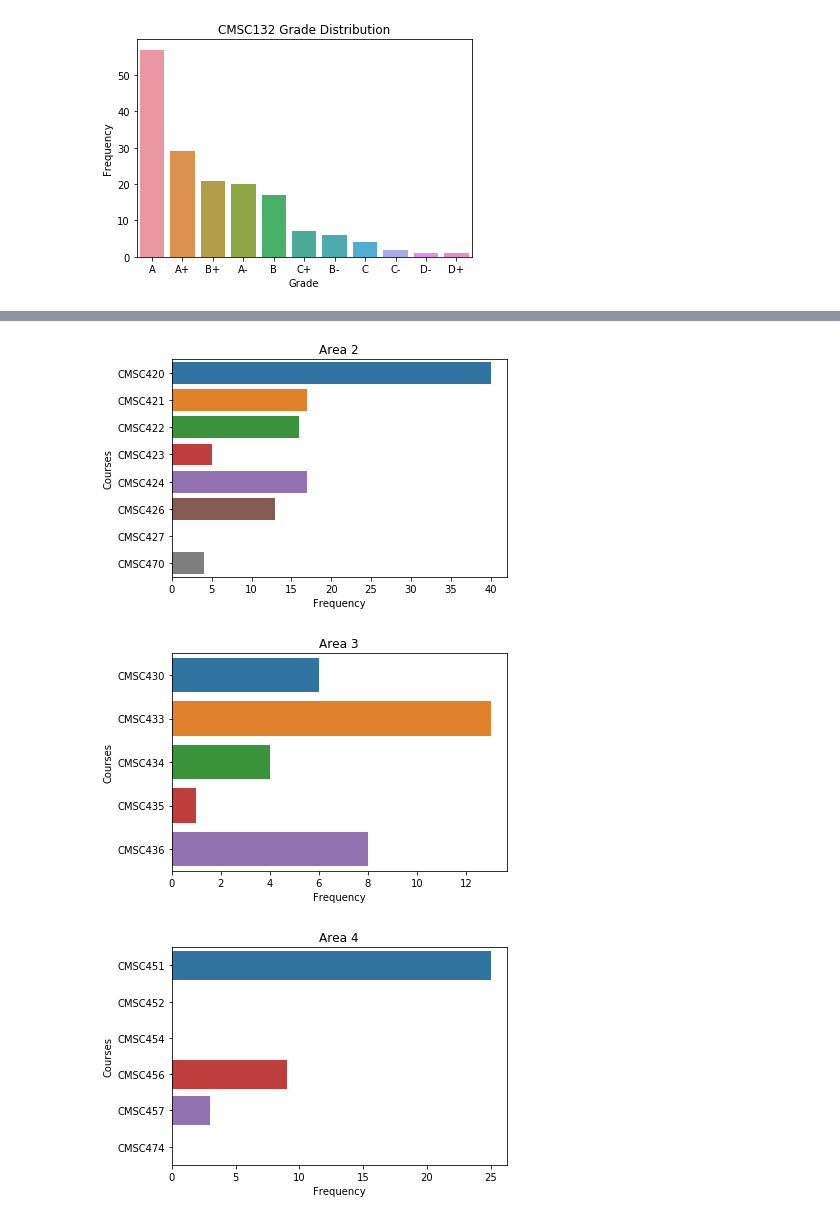
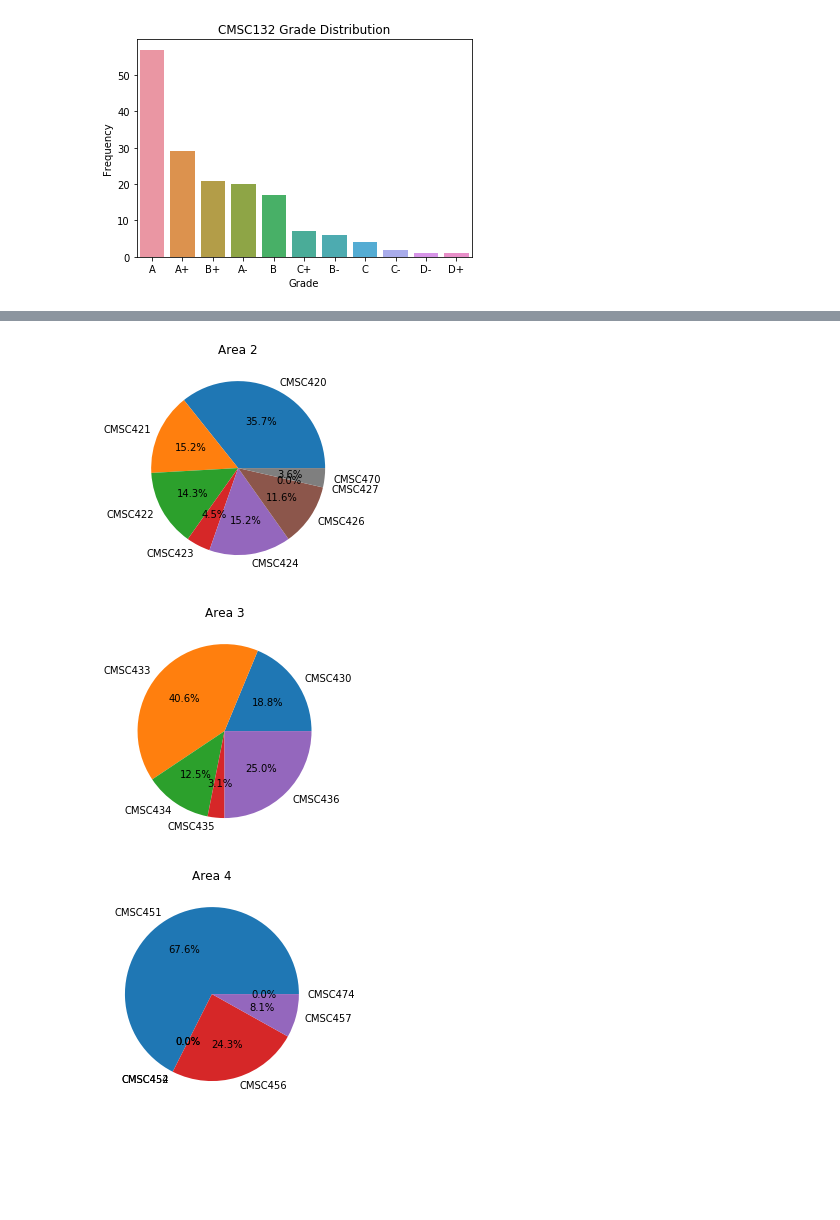
Before and after one commit to GuptaSiddhesh/GuptaSiddhesh.github.io, a Jupyter notebook: Final Project.ipynb, the cells around one changed output, grey strips where cells are left out. Saved outputs shown, nothing was run; the diff lists cells and outputs as text; code cells hidden in the pictures; blank space fills up the shorter version.

```diff
--- a/Final Project.ipynb
+++ b/Final Project.ipynb
@@ -14,13 +14,3 @@ df.head()
 | 3 | 3 | User3 | Data Science | Yes | Not Completed | A | A | B | B+ | B- | ... |
 | 4 | 4 | User4 | General | Yes | Not Completed | A | A+ | A- | A | A | ... |
 5 rows × 47 columns
-# %%
-'''for i, row in df.iterrows():
-    txt = "User{0}"
-    df['Timestamp'][i] = txt.format(i)
-
-df.columns=["Users", "CMSC131", "CMSC132", "CMSC216", "CMSC250", "CMSC330", "CMSC351", "MATH140", "MATH141", "MATH240", "MATH241",
-              "STAT400", "CS_Track", "CMSC4XX", "CMSC411", "CMSC412", "CMSC414", "CMSC416", "CMSC417", "CMSC420", "CMSC421",
-              "CMSC422", "CMSC423", "CMSC424", "CMSC426", "CMSC427", "CMSC470", "CMSC430", "CMSC433", "CMSC434", "CMSC435", "CMSC436",
-              "CMSC451", "CMSC452", "CMSC454", "CMSC456", "CMSC457", "CMSC460", "CMSC466", "CMSC320", "CMSC425", "CMSC472",
-              "CMSC473", "CMSC474", "CMSC475", "Graduated"]'''
@@ -182,33 +161,28 @@ area1
 # %%
 # AREA 2
 NaNs_420 = df['CMSC420'].isna().sum()
 NaNs_421 = df['CMSC421'].isna().sum()
 NaNs_422 = df['CMSC422'].isna().sum()
 NaNs_423 = df['CMSC423'].isna().sum()
 NaNs_424 = df['CMSC424'].isna().sum()
 NaNs_426 = df['CMSC426'].isna().sum()
 NaNs_427 = df['CMSC427'].isna().sum()
 NaNs_470 = df['CMSC470'].isna().sum()
 CMSC420_num = 165 - NaNs_420
 CMSC421_num = 165 - NaNs_421
 CMSC422_num = 165 - NaNs_422
 CMSC423_num = 165 - NaNs_423
 CMSC424_num = 165 - NaNs_424
 CMSC426_num = 165 - NaNs_426
 CMSC427_num = 165 - NaNs_427
 CMSC470_num = 165 - NaNs_470
-d = {
-    'Courses':['CMSC420', 'CMSC421', 'CMSC422', 'CMSC423', 'CMSC424', 'CMSC426', 'CMSC427', 'CMSC470'],
-    'Number of Students':[CMSC420_num, CMSC421_num, CMSC422_num, CMSC423_num, CMSC424_num, CMSC426_num, CMSC427_num, CMSC470_num],
-}
-area2 = pd.DataFrame(data=d)
-sns.barplot(x="Number of Students", y="Courses", data=area2)
+data = [CMSC420_num, CMSC421_num, CMSC422_num, CMSC423_num, CMSC424_num, CMSC426_num, CMSC427_num, CMSC470_num]
+labels = 'CMSC420', 'CMSC421', 'CMSC422', 'CMSC423', 'CMSC424', 'CMSC426', 'CMSC427', 'CMSC470'
+plt.pie(data,labels=labels,autopct='%1.1f%%')
 plt.title("Area 2")
-plt.xlabel("Frequency")
-plt.ylabel("Courses")
 plt.show()
 # %% [output]
-[figure, old version]
+[figure, new version]
 # %%
 # AREA 3
 NaNs_430 = df['CMSC430'].isna().sum()
@@ -221,18 +195,13 @@ CMSC433_num = 165 - NaNs_433
 CMSC434_num = 165 - NaNs_434
 CMSC435_num = 165 - NaNs_435
 CMSC436_num = 165 - NaNs_436
-d = {
-    'Courses':['CMSC430', 'CMSC433', 'CMSC434', 'CMSC435', 'CMSC436'],
-    'Number of Students':[CMSC430_num, CMSC433_num, CMSC434_num, CMSC435_num, CMSC436_num],
-}
-area3 = pd.DataFrame(data=d)
-sns.barplot(x="Number of Students", y="Courses", data=area3)
+data = [CMSC430_num, CMSC433_num, CMSC434_num, CMSC435_num, CMSC436_num]
+labels = 'CMSC430', 'CMSC433', 'CMSC434', 'CMSC435', 'CMSC436'
+plt.pie(data,labels=labels,autopct='%1.1f%%')
 plt.title("Area 3")
-plt.xlabel("Frequency")
-plt.ylabel("Courses")
 plt.show()
 # %% [output]
-[figure, old version]
+[figure, new version]
 # %%
 # AREA 4
 NaNs_451 = df['CMSC451'].isna().sum()
@@ -247,18 +216,13 @@ CMSC454_num = 165 - NaNs_454
 CMSC456_num = 165 - NaNs_456
 CMSC457_num = 165 - NaNs_457
 CMSC474_num = 165 - NaNs_474
-d = {
-    'Courses':['CMSC451', 'CMSC452', 'CMSC454', 'CMSC456', 'CMSC457', 'CMSC474'],
-    'Number of Students':[CMSC451_num, CMSC452_num, CMSC454_num, CMSC456_num, CMSC457_num, CMSC474_num],
-}
-area4 = pd.DataFrame(data=d)
-sns.barplot(x="Number of Students", y="Courses", data=area4)
+data = [CMSC451_num, CMSC452_num, CMSC454_num, CMSC456_num, CMSC457_num, CMSC474_num]
+labels = 'CMSC451', 'CMSC452', 'CMSC454', 'CMSC456', 'CMSC457', 'CMSC474'
+plt.pie(data,labels=labels,autopct='%1.1f%%')
 plt.title("Area 4")
-plt.xlabel("Frequency")
-plt.ylabel("Courses")
 plt.show()
 # %% [output]
-[figure, old version]
+[figure, new version]
 # %%
 # AREA 5
 NaNs_460 = df['CMSC460'].isna().sum()
```
Also changed, not shown: parts of 6 cells of this notebook.
